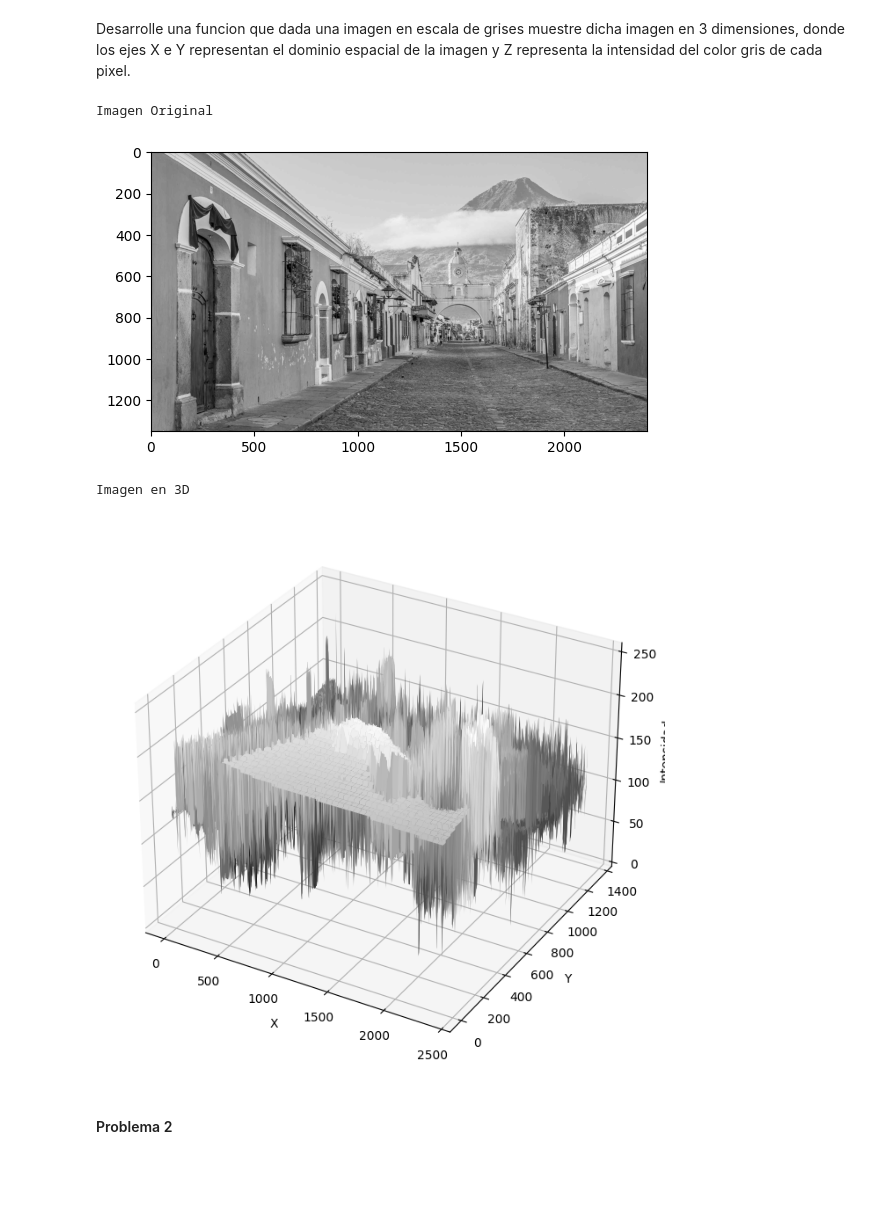
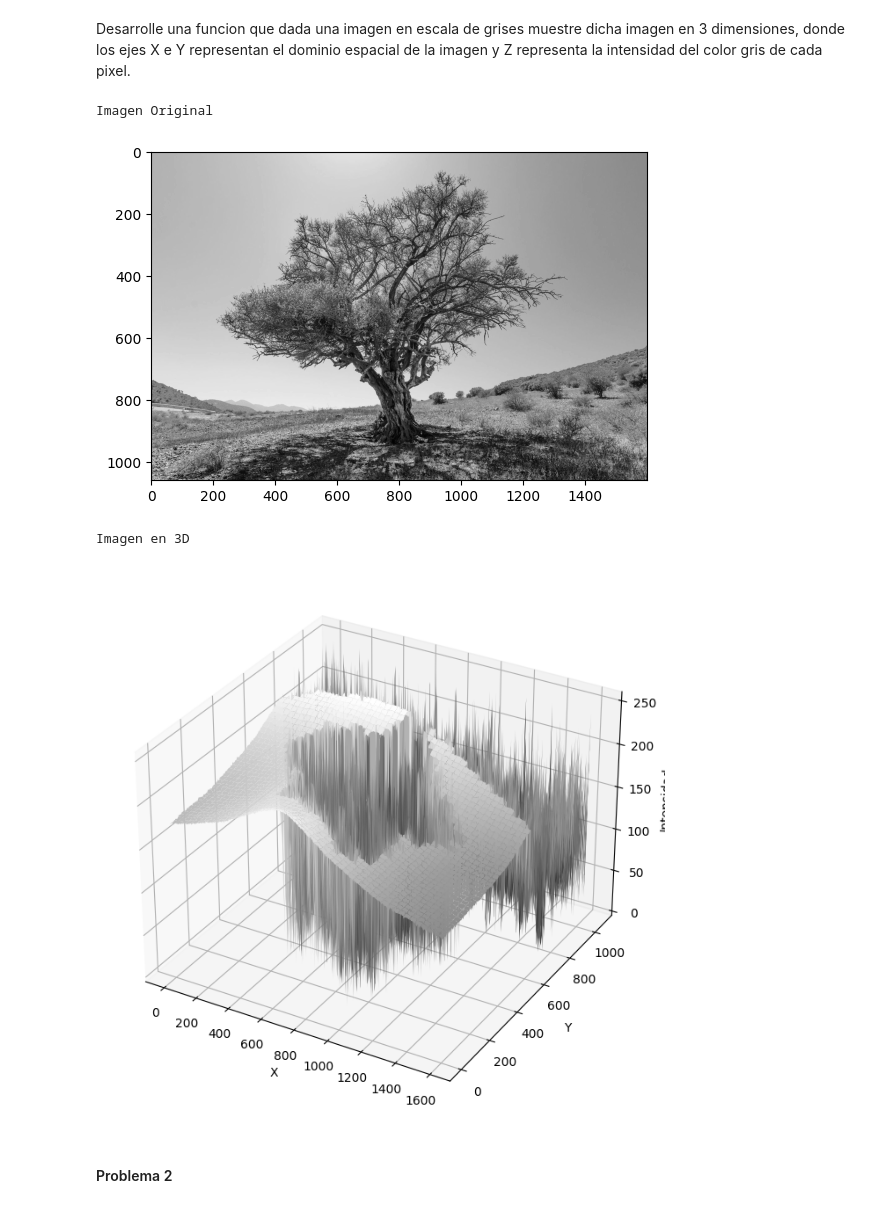
Before and after one commit to LeoContreras8/Lab2, a Jupyter notebook: laboratorio2_LeonelContreras.ipynb, the cells around one changed output. Drawn from its saved outputs; the diff is of its cells as text; code cells hidden in the pictures; blank space fills up the shorter version.

```diff
--- a/laboratorio2_LeonelContreras.ipynb
+++ b/laboratorio2_LeonelContreras.ipynb
@@ -51,12 +51,12 @@ def imagen_3d(imagen):
     plt.show()
 # %%
 # Usar la funcion
-imagen_3d("AntiguaGuatemalaGray.jpg")
+imagen_3d("ArbolGris.jpg")
 # %% [output]
 Imagen Original
-[figure, old version]
+[figure, new version]
 Imagen en 3D
-[figure, old version]
+[figure, new version]
 # %% [markdown]
 #### Problema 2
 # %% [markdown]
```
Also changed, not shown: parts of 4 cells of this notebook, 6 other files.
